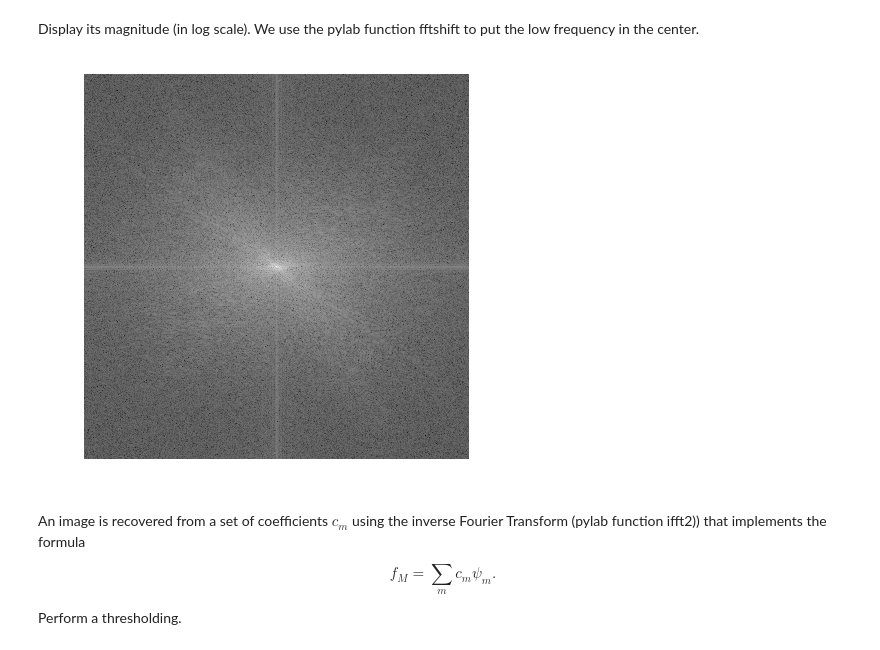
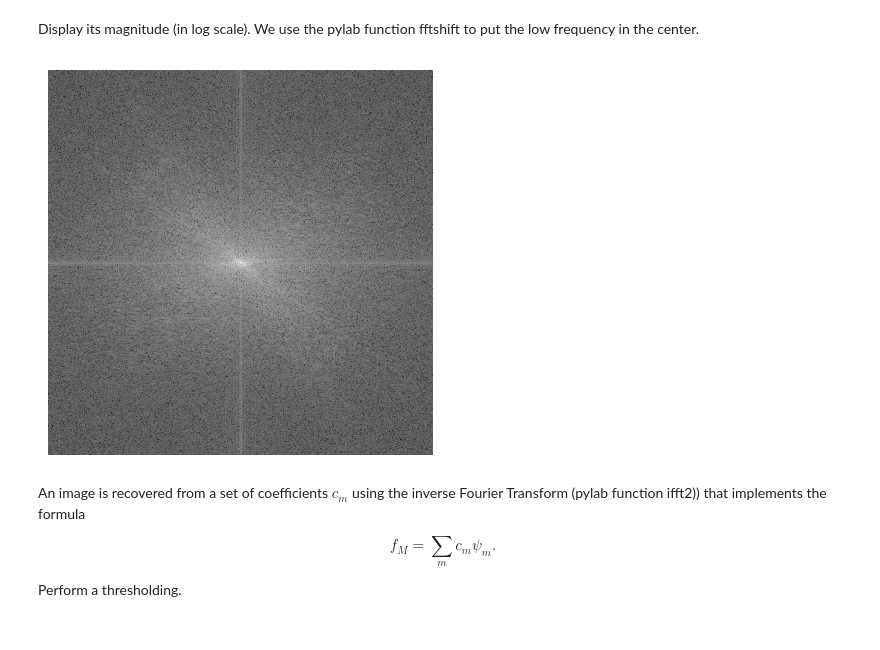
Before and after one commit to ajaiantilal/numerical-tours, a Jupyter notebook: julia/coding_1_approximation.ipynb, the cells around one changed output. Drawn from its saved outputs; the diff is of its cells as text; code cells hidden in the pictures.

```diff
--- a/julia/coding_1_approximation.ipynb
+++ b/julia/coding_1_approximation.ipynb
@@ -126,9 +134,12 @@ Display its magnitude (in log scale).
 We use the pylab function fftshift to put the low frequency in the center.
 # %%
 figure(figsize = (5,5))
-imageplot(log(1e-5 + abs(fftshift(fF))))
+#imageplot(log(1e-5 .+ abs.(fftshift(fF))))  ###ORIG substituted by below
+
+
+imageplot(log2.(1e-5 .+ abs.(fftshift(fF))))
 # %% [output]
-[figure, old version]
+[figure, new version]
 # %% [markdown]
 An image is recovered from a set of coefficients $c_m$ using the inverse
 Fourier Transform (pylab function ifft2)) that implements the formula
```
Also changed, not shown: parts of 23 cells of this notebook, 13 other files.
